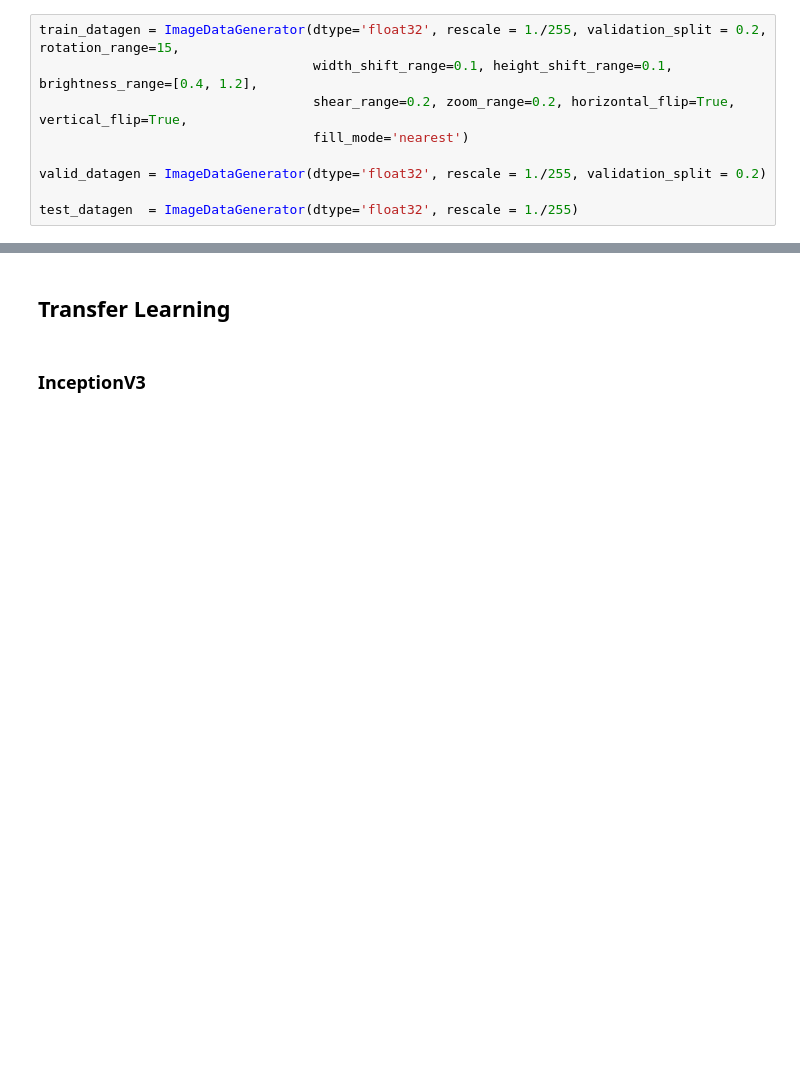
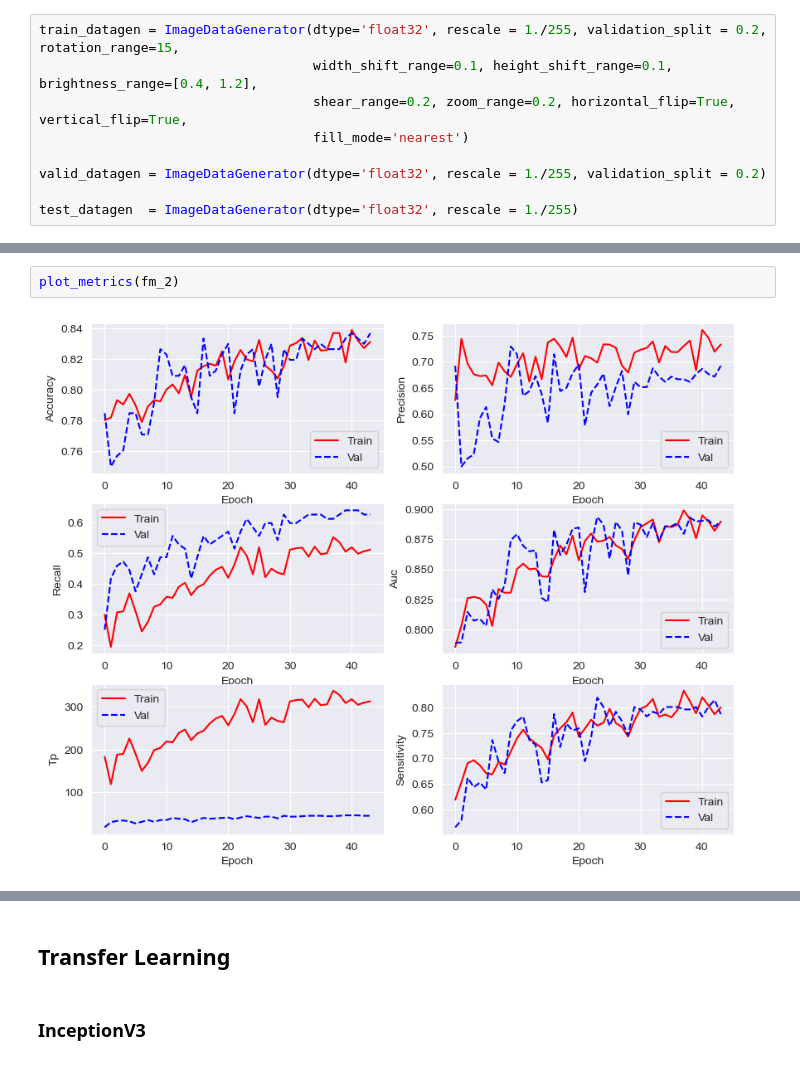
Before and after one commit to alekgralek/cnn-lung-cancer-detection, a Jupyter notebook: image_classification_project.ipynb, the cells around one changed output, grey strips where cells are left out. Cells and saved outputs as stored; diff of their text form; blank space fills up the shorter version.

```diff
--- a/image_classification_project.ipynb
+++ b/image_classification_project.ipynb
@@ -642,0 +229,4 @@ plt.show()
+# %%
+plot_metrics(fm_2)
+# %% [output]
+[figure, added]
```
Also changed, not shown: parts of 96 cells of this notebook.
